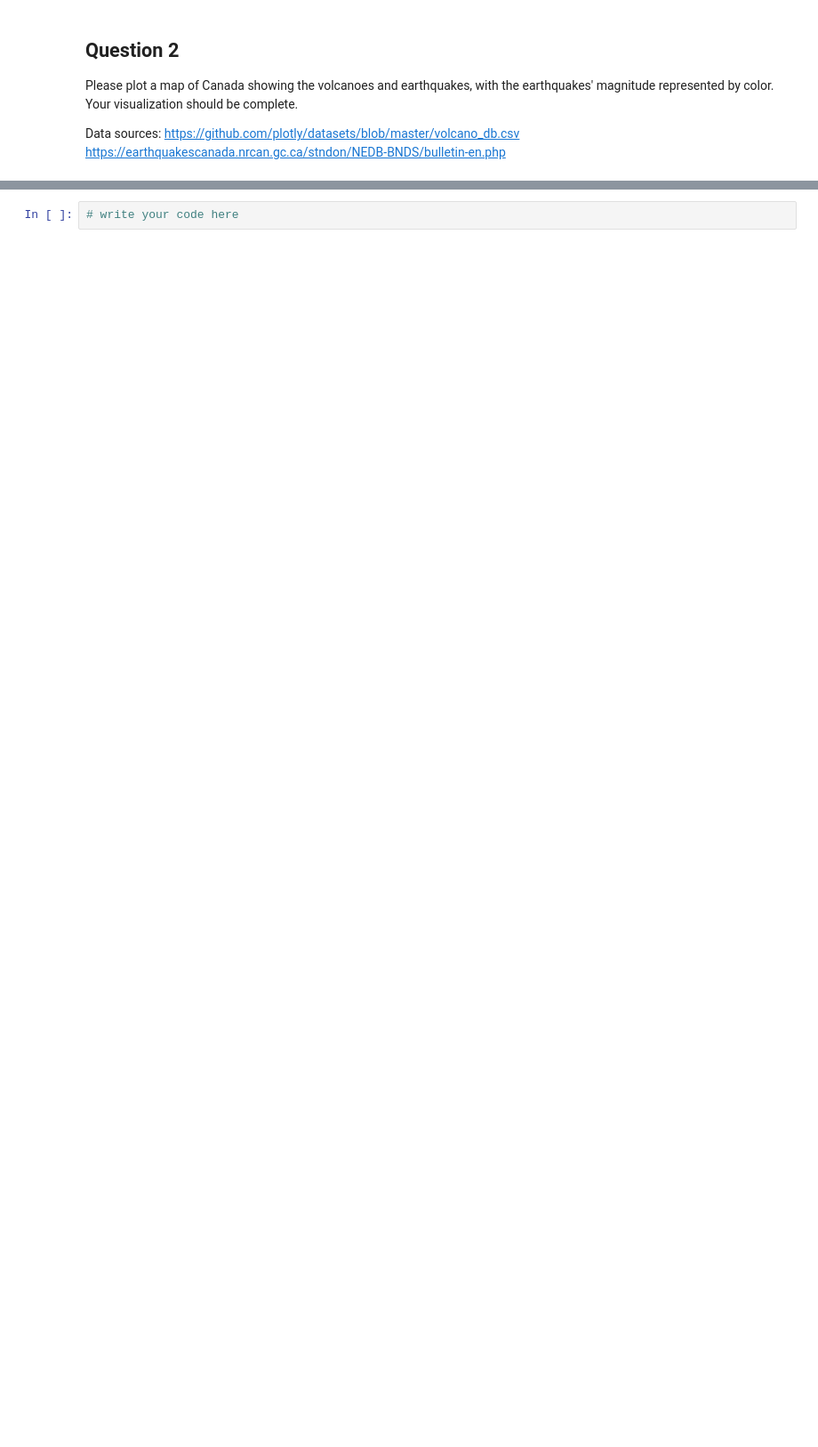
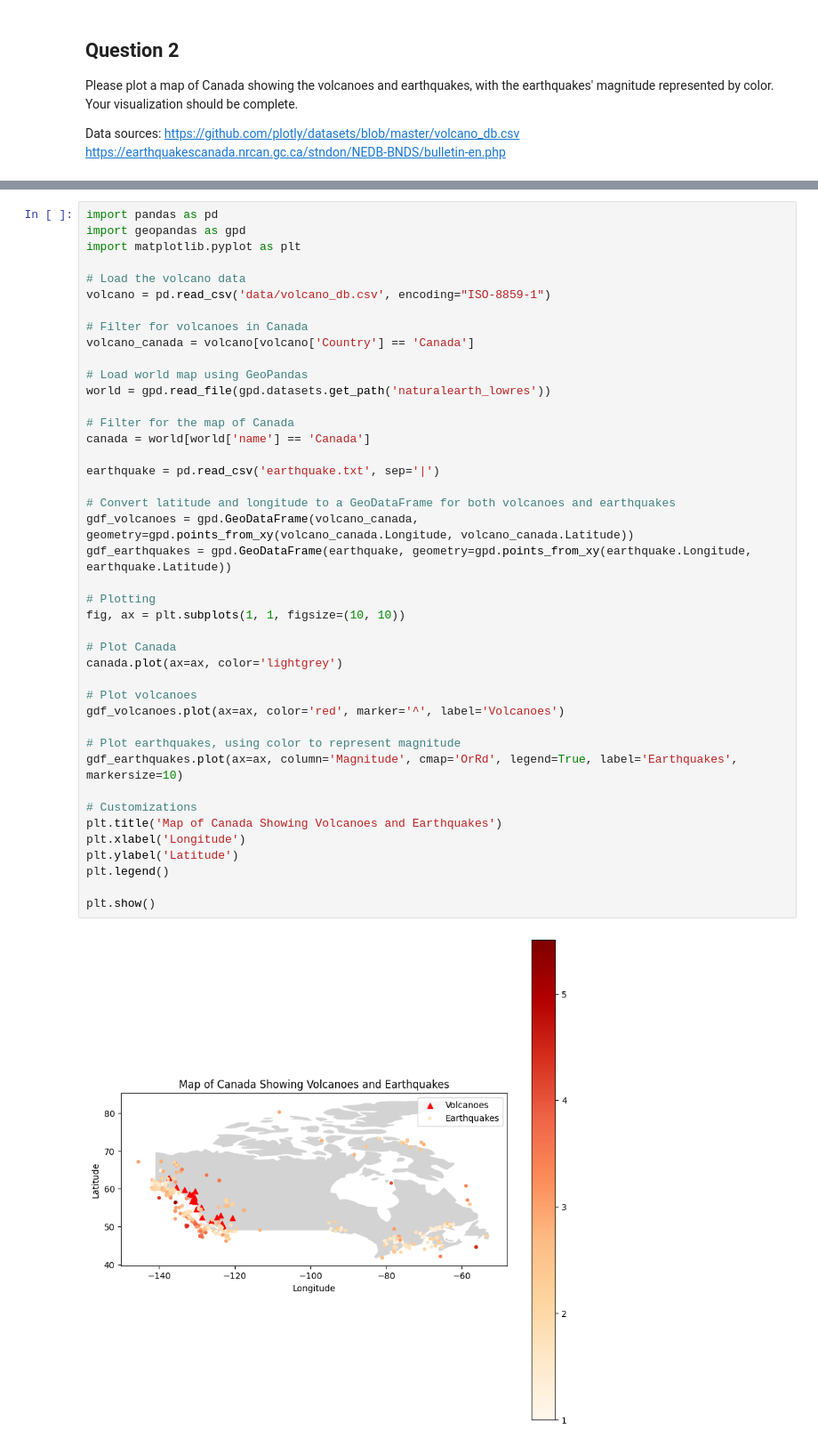
Before and after one commit to MobinaToorani/Data-Visualization, a Jupyter notebook: A2_toor6720.ipynb, the cells around one changed output, grey strips where cells are left out. Shown at 89% size. Cells and saved outputs as stored; diff of their text form; blank space fills up the shorter version.

```diff
--- a/A2_toor6720.ipynb
+++ b/A2_toor6720.ipynb
@@ -40,3 +71,45 @@ world = geopandas.read_file(geopandas.datasets.get_path('naturalearth_lowres'))
 earthquake = pd.read_csv('data/earthquake.txt',sep='|')
 # %%
-# write your code here
+import pandas as pd
+import geopandas as gpd
+import matplotlib.pyplot as plt
+
+# Load the volcano data
+volcano = pd.read_csv('data/volcano_db.csv', encoding="ISO-8859-1")
+
+# Filter for volcanoes in Canada
+volcano_canada = volcano[volcano['Country'] == 'Canada']
+
+# Load world map using GeoPandas
+world = gpd.read_file(gpd.datasets.get_path('naturalearth_lowres'))
+
+# Filter for the map of Canada
+canada = world[world['name'] == 'Canada']
+
+earthquake = pd.read_csv('earthquake.txt', sep='|')
+
+# Convert latitude and longitude to a GeoDataFrame for both volcanoes and earthquakes
+gdf_volcanoes = gpd.GeoDataFrame(volcano_canada, geometry=gpd.points_from_xy(volcano_canada.Longitude, volcano_canada.Latitude))
+gdf_earthquakes = gpd.GeoDataFrame(earthquake, geometry=gpd.points_from_xy(earthquake.Longitude, earthquake.Latitude))
+
+# Plotting
+fig, ax = plt.subplots(1, 1, figsize=(10, 10))
+
+# Plot Canada
+canada.plot(ax=ax, color='lightgrey')
+
+# Plot volcanoes
+gdf_volcanoes.plot(ax=ax, color='red', marker='^', label='Volcanoes')
+
+# Plot earthquakes, using color to represent magnitude
+gdf_earthquakes.plot(ax=ax, column='Magnitude', cmap='OrRd', legend=True, label='Earthquakes', markersize=10)
+
+# Customizations
+plt.title('Map of Canada Showing Volcanoes and Earthquakes')
+plt.xlabel('Longitude')
+plt.ylabel('Latitude')
+plt.legend()
+
+plt.show()
+# %% [output]
+[figure, added]
```
Also changed, not shown: parts of 2 cells of this notebook.
